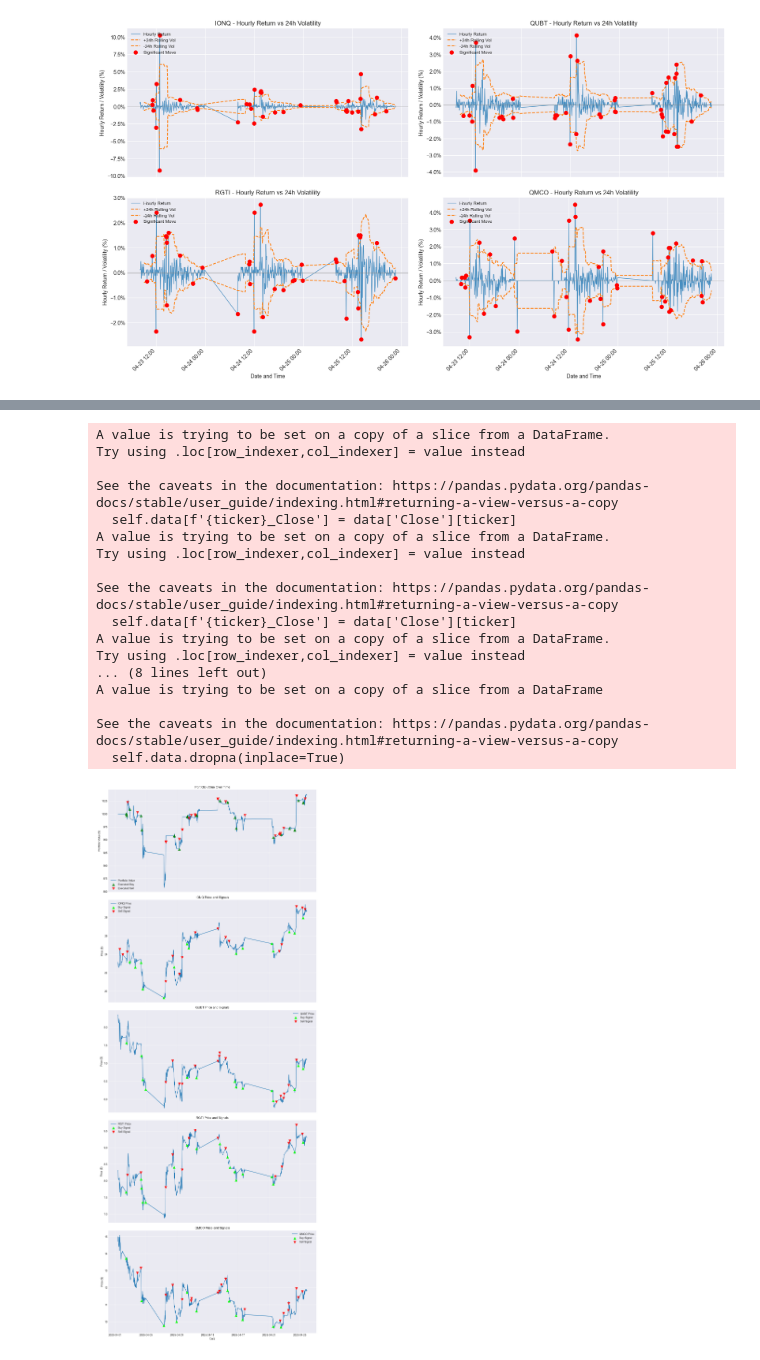
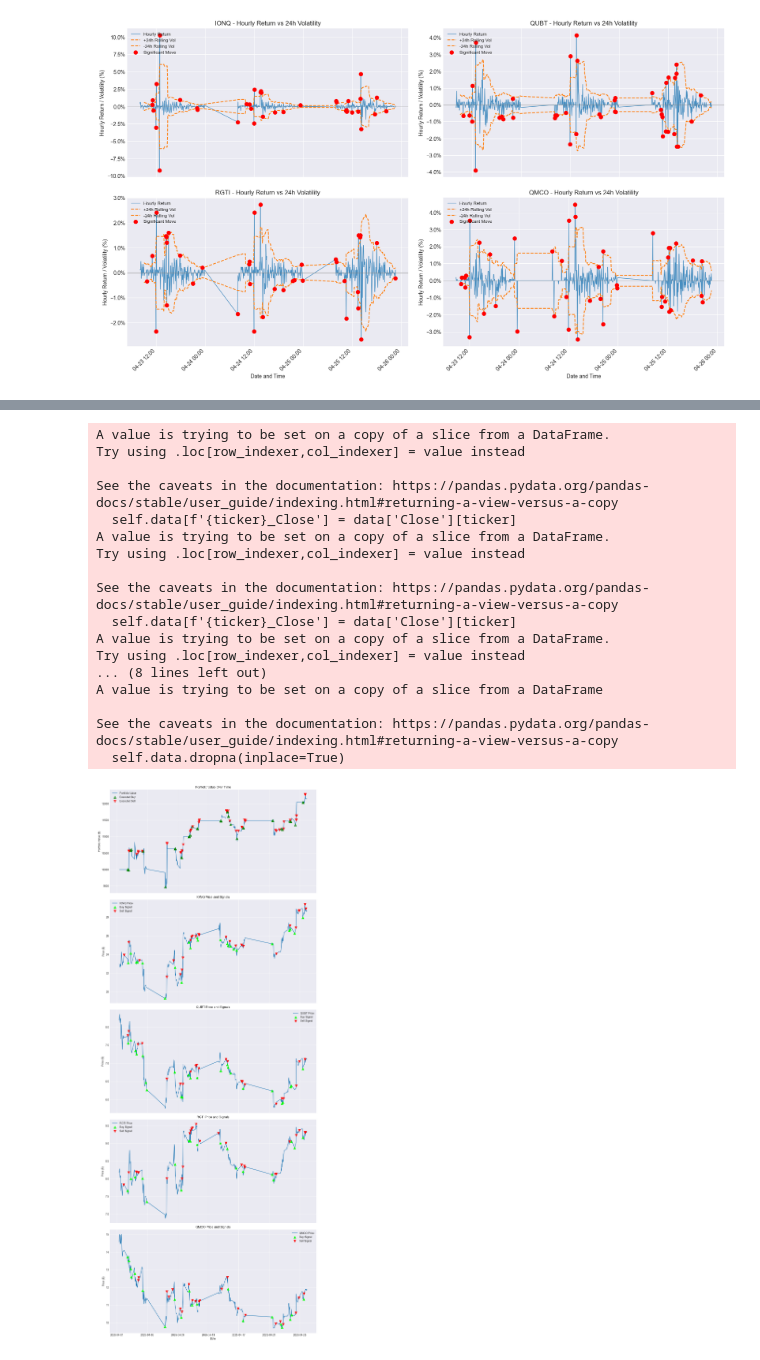
Before and after one commit to andrewBatutin/ib-ai-bot, a Jupyter notebook: notebooks/q_stock_sigma.ipynb, the cells around one changed output, grey strips where cells are left out. Cells and saved outputs as stored; diff of their text form; code cells hidden in the pictures.

```diff
--- a/notebooks/q_stock_sigma.ipynb
+++ b/notebooks/q_stock_sigma.ipynb
@@ -208,7 +208,7 @@ end = '2025-04-26'
 
 bb_params = {
         'window': 10,    # 20-day SMA
-        'num_std': 2   # 2 standard deviations
+        'num_std': .5   # 2 standard deviations
     }
 
 backtester = SimpleBacktester(
@@ -218,9 +218,9 @@ backtester = SimpleBacktester(
         commission_per_trade=1,
         strategy_name='bollinger_bands',
         strategy_params=bb_params,
-        initial_capital=1000.0,
-        trade_size_fraction=0.2,
-        interval='30m'
+        initial_capital=10000.0,
+        trade_size_fraction=0.25,
+        interval='1h'
     )
 
 
@@ -248,19 +246,19 @@ Warning: Could not infer data frequency. Assuming 252 trading periods/year.
 -------------------------
 A value is trying to be set on a copy of a slice from a DataFrame.
 Try using .loc[row_indexer,col_indexer] = value instead
 
 See the caveats in the documentation: https://pandas.pydata.org/pandas-docs/stable/user_guide/indexing.html#returning-a-view-versus-a-copy
   self.data[f'{ticker}_Close'] = data['Close'][ticker]
 A value is trying to be set on a copy of a slice from a DataFrame.
 Try using .loc[row_indexer,col_indexer] = value instead
 
 See the caveats in the documentation: https://pandas.pydata.org/pandas-docs/stable/user_guide/indexing.html#returning-a-view-versus-a-copy
   self.data[f'{ticker}_Close'] = data['Close'][ticker]
 A value is trying to be set on a copy of a slice from a DataFrame.
 Try using .loc[row_indexer,col_indexer] = value instead
 ... (8 lines left out)
 A value is trying to be set on a copy of a slice from a DataFrame
 
 See the caveats in the documentation: https://pandas.pydata.org/pandas-docs/stable/user_guide/indexing.html#returning-a-view-versus-a-copy
   self.data.dropna(inplace=True)
-[figure, old version]
+[figure, new version]
```
Also changed, not shown: parts of 2 cells of this notebook, 1 other file.
